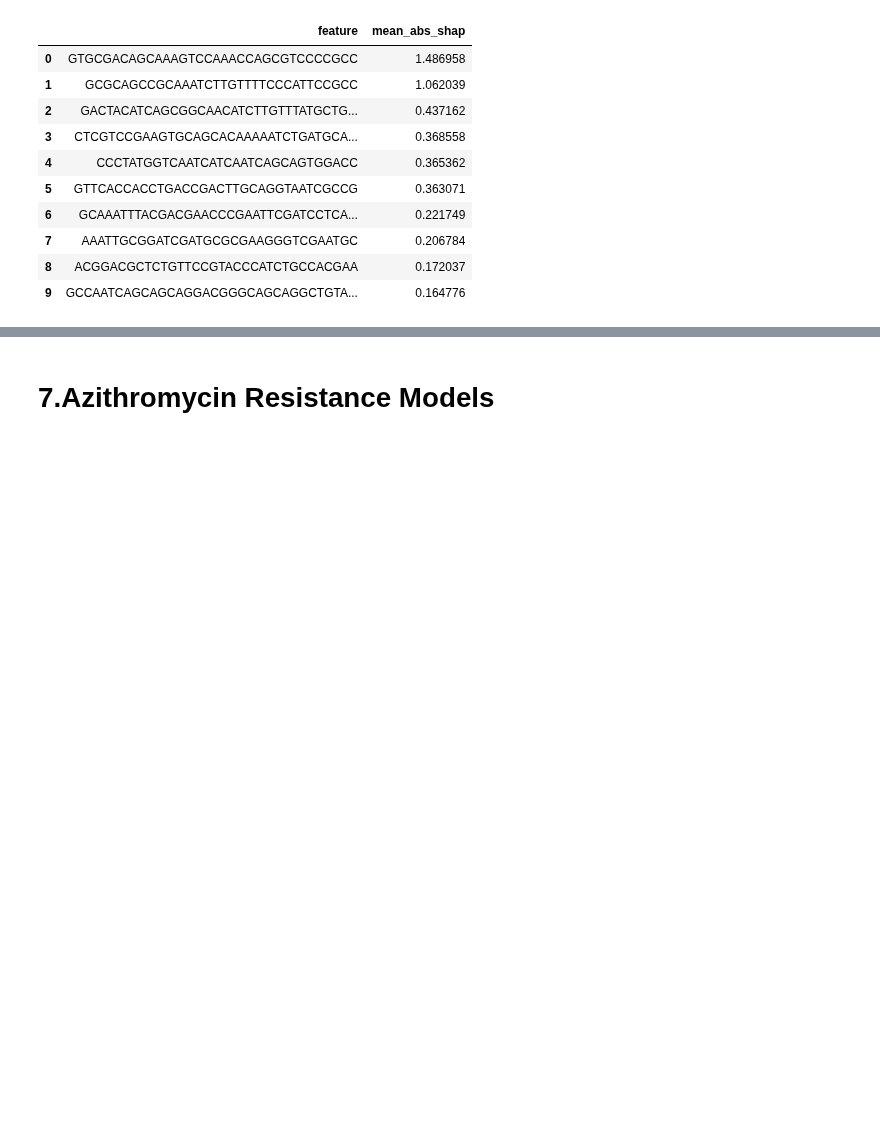
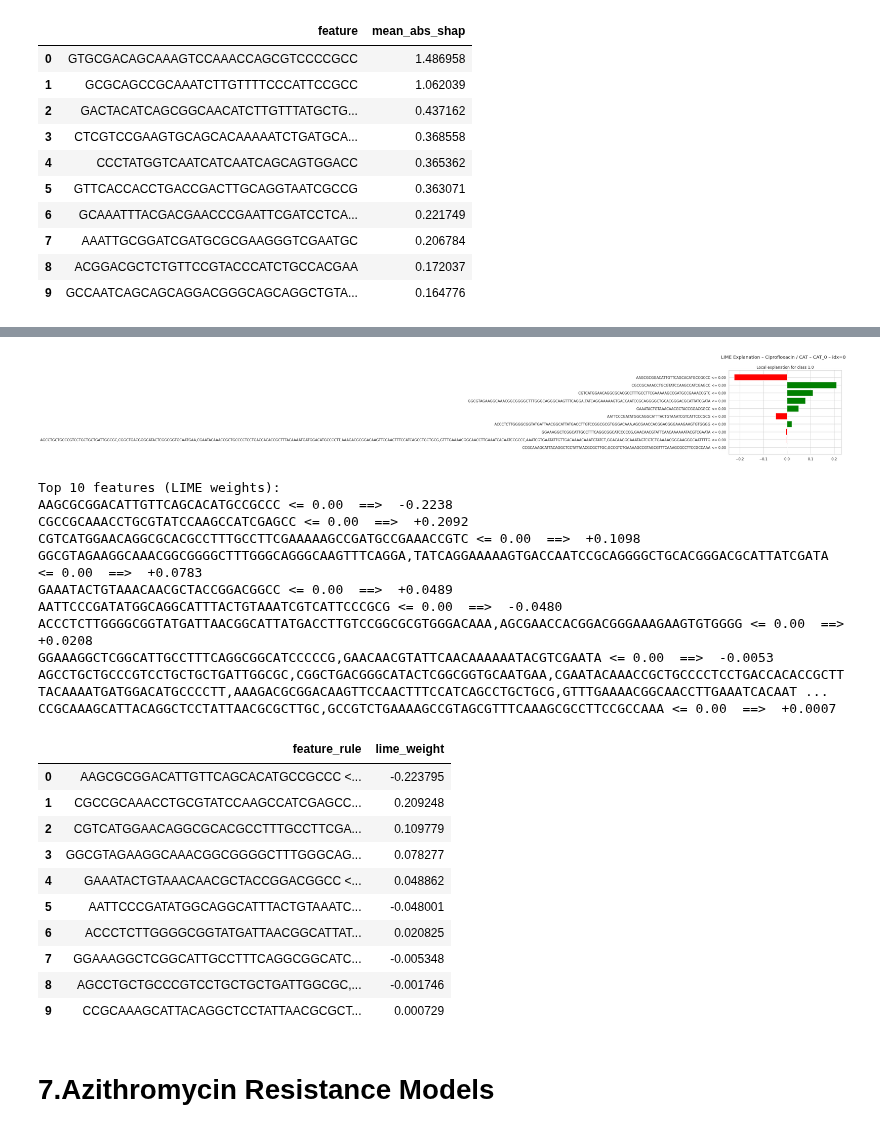
Before and after one commit to MrEktirir/Antibiotics-Resistance-Prediction, a Jupyter notebook: Notebooks/main.ipynb, the cells around one changed output, grey strips where cells are left out. Cells and saved outputs as stored; diff of their text form; code cells hidden in the pictures; blank space fills up the shorter version.

```diff
--- a/Notebooks/main.ipynb
+++ b/Notebooks/main.ipynb
@@ -1838,3 +1839,78 @@ except Exception as e:
+# %%
+# 1) Pick the CAT model key (prefer GS_CAT_* over CAT_*)
+cat_keys = [k for k in getattr(eval1, "store_models", {}).keys() if k.startswith("GS_CAT_")] \
+           or [k for k in getattr(eval1, "store_models", {}).keys() if k.startswith("CAT_")]
+if not cat_keys:
+    raise RuntimeError("No CatBoost model found for Ciprofloxacin. Please run the CAT training cells first.")
+cat_key   = sorted(cat_keys)[0]
+cat_model = eval1.store_models[cat_key]
+
+# 2) Build the feature matrix (drop target) and class names
+X_cip = eval1.X.drop(columns=[eval1.target_name], errors="ignore").copy()
+y_cip = getattr(eval1, "y", None)
+class_names = ["0","1"] if y_cip is None else [str(c) for c in sorted(pd.unique(y_cip))]
+
+# 3) Create a LIME tabular explainer on the training data
+explainer = LimeTabularExplainer(
+    training_data=X_cip.values,
+    feature_names=X_cip.columns.tolist(),
+    class_names=class_names,
+    mode="classification",
+    discretize_continuous=True
+)
+
+# 4) Choose an instance to explain and define predict_fn
+instance_idx = 0          # change as needed (e.g., 10, 25, ...)
+num_features = 10         # number of top contributing features to list
+num_samples  = 5000       # number of synthetic samples LIME will generate
+
+x0 = X_cip.iloc[instance_idx].values
+predict_fn = lambda data: cat_model.predict_proba(pd.DataFrame(data, columns=X_cip.columns))
+
+# 5) Generate the explanation and visualize it
+exp = explainer.explain_instance(
+    data_row=x0,
+    predict_fn=predict_fn,
+    num_features=num_features,
+    num_samples=num_samples
+)
+
+fig = exp.as_pyplot_figure()
+_ = fig.suptitle(f"LIME Explanation – Ciprofloxacin / CAT – {cat_key} – idx={instance_idx}", y=1.02)
+plt.show()
+
+# 6) Human-readable list (feature rule, weight) + DataFrame
+pairs = exp.as_list()  # [(feature_rule, weight), ...]
+print(f"\nTop {num_features} features (LIME weights):")
+for f, w in pairs:
+    print(f"{f}  ==>  {w:+.4f}")
+
+top_df = pd.DataFrame(pairs, columns=["feature_rule", "lime_weight"])
+display(top_df)
+# %% [output]
+[figure, added]
+Top 10 features (LIME weights):
+AAGCGCGGACATTGTTCAGCACATGCCGCCC <= 0.00  ==>  -0.2238
+CGCCGCAAACCTGCGTATCCAAGCCATCGAGCC <= 0.00  ==>  +0.2092
+CGTCATGGAACAGGCGCACGCCTTTGCCTTCGAAAAAGCCGATGCCGAAACCGTC <= 0.00  ==>  +0.1098
+GGCGTAGAAGGCAAACGGCGGGGCTTTGGGCAGGGCAAGTTTCAGGA,TATCAGGAAAAAGTGACCAATCCGCAGGGGCTGCACGGGACGCATTATCGATA <= 0.00  ==>  +0.0783
+GAAATACTGTAAACAACGCTACCGGACGGCC <= 0.00  ==>  +0.0489
+AATTCCCGATATGGCAGGCATTTACTGTAAATCGTCATTCCCGCG <= 0.00  ==>  -0.0480
+ACCCTCTTGGGGCGGTATGATTAACGGCATTATGACCTTGTCCGGCGCGTGGGACAAA,AGCGAACCACGGACGGGAAAGAAGTGTGGGG <= 0.00  ==>  +0.0208
+GGAAAGGCTCGGCATTGCCTTTCAGGCGGCATCCCCCG,GAACAACGTATTCAACAAAAAATACGTCGAATA <= 0.00  ==>  -0.0053
+AGCCTGCTGCCCGTCCTGCTGCTGATTGGCGC,CGGCTGACGGGCATACTCGGCGGTGCAATGAA,CGAATACAAACCGCTGCCCCTCCTGACCACACCGCTTTACAAAATGATGGACATGCCCCTT,AAAGACGCGGACAAGTTCCAACTTTCCATCAGCCTGCTGCG,GTTTGAAAACGGCAACCTTGAAATCACAAT ...
+CCGCAAAGCATTACAGGCTCCTATTAACGCGCTTGC,GCCGTCTGAAAAGCCGTAGCGTTTCAAAGCGCCTTCCGCCAAA <= 0.00  ==>  +0.0007
+|  | feature_rule | lime_weight |
+| 0 | AAGCGCGGACATTGTTCAGCACATGCCGCCC <... | -0.223795 |
+| 1 | CGCCGCAAACCTGCGTATCCAAGCCATCGAGCC... | 0.209248 |
+| 2 | CGTCATGGAACAGGCGCACGCCTTTGCCTTCGA... | 0.109779 |
+| 3 | GGCGTAGAAGGCAAACGGCGGGGCTTTGGGCAG... | 0.078277 |
+| 4 | GAAATACTGTAAACAACGCTACCGGACGGCC <... | 0.048862 |
+| 5 | AATTCCCGATATGGCAGGCATTTACTGTAAATC... | -0.048001 |
+| 6 | ACCCTCTTGGGGCGGTATGATTAACGGCATTAT... | 0.020825 |
+| 7 | GGAAAGGCTCGGCATTGCCTTTCAGGCGGCATC... | -0.005348 |
+| 8 | AGCCTGCTGCCCGTCCTGCTGCTGATTGGCGC,... | -0.001746 |
+| 9 | CCGCAAAGCATTACAGGCTCCTATTAACGCGCT... | 0.000729 |
 # %% [markdown]
 # 7.Azithromycin Resistance Models
 # %% [markdown]
```
Also changed, not shown: parts of 25 cells of this notebook.
